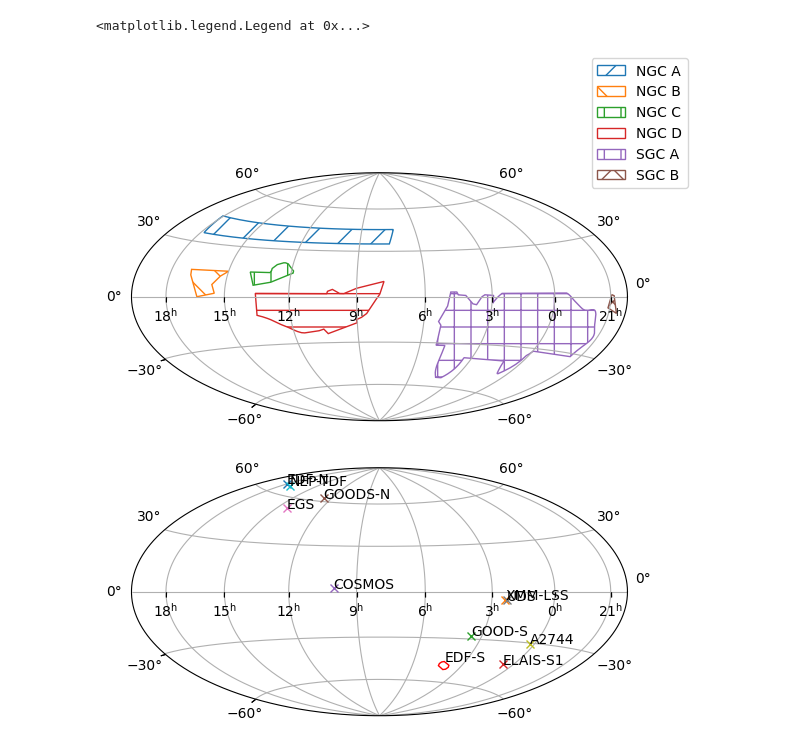
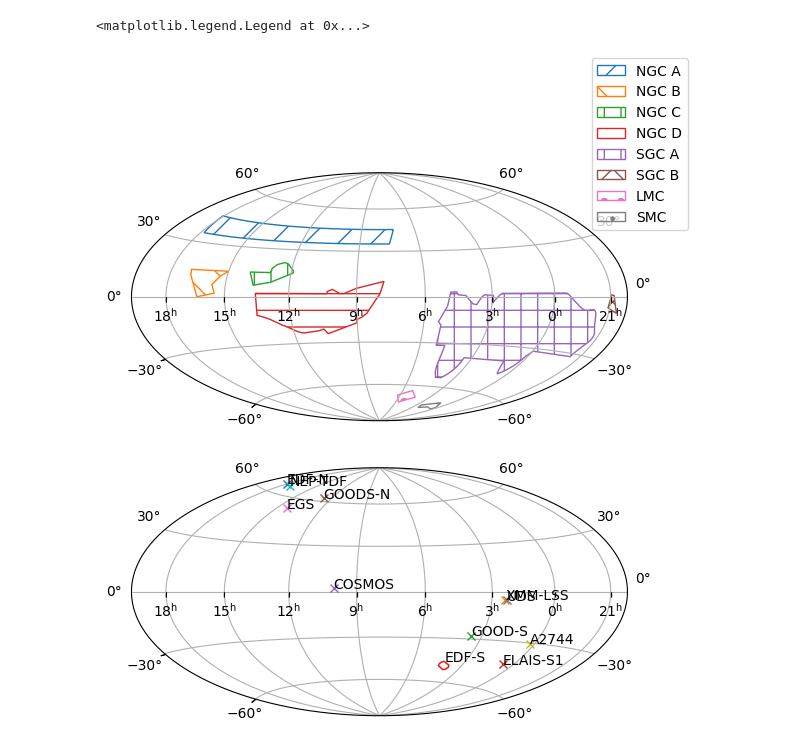
Before and after one commit to m4opt/uvex-scheduler, a Jupyter notebook: survey-footprints.ipynb, the cells around one changed output. Saved outputs shown, nothing was run; the diff lists cells and outputs as text; code cells hidden in the pictures.

Commit message:
Add regions for Magellanic clouds

```diff
--- a/survey-footprints.ipynb
+++ b/survey-footprints.ipynb
@@ -4,23 +4,26 @@ from cycler import cycler
 from matplotlib import pyplot as plt
 from regions import PointSkyRegion, Regions
 # %%
-regions = Regions.read("survey-footprints/lmlz-wide.ds9")
+regions = [
+    *Regions.read("survey-footprints/lmlz-wide.ds9"),
+    *Regions.read("survey-footprints/magellanic-clouds.ds9"),
+]
 
 fig = plt.figure()
 ax = fig.add_subplot(projection="astro aitoff", center="8h 0d")
 ax.grid()
 for region, color_style, hatch_style in zip(
     regions, plt.rcParams["axes.prop_cycle"], cycler(hatch=r"/\|-+xo.")
 ):
     ax.add_patch(
         region.to_pixel(ax.wcs).as_artist(
             **color_style, **hatch_style, label=region.meta["text"]
         )
     )
 fig.legend()
 # %% [output]
 <matplotlib.legend.Legend at 0x...>
-[figure, old version]
+[figure, new version]
 # %%
 regions = Regions.read("survey-footprints/lmlz-deep.ds9")
 points = [region for region in regions if isinstance(region, PointSkyRegion)]
```
Also changed, not shown: 1 other file.
